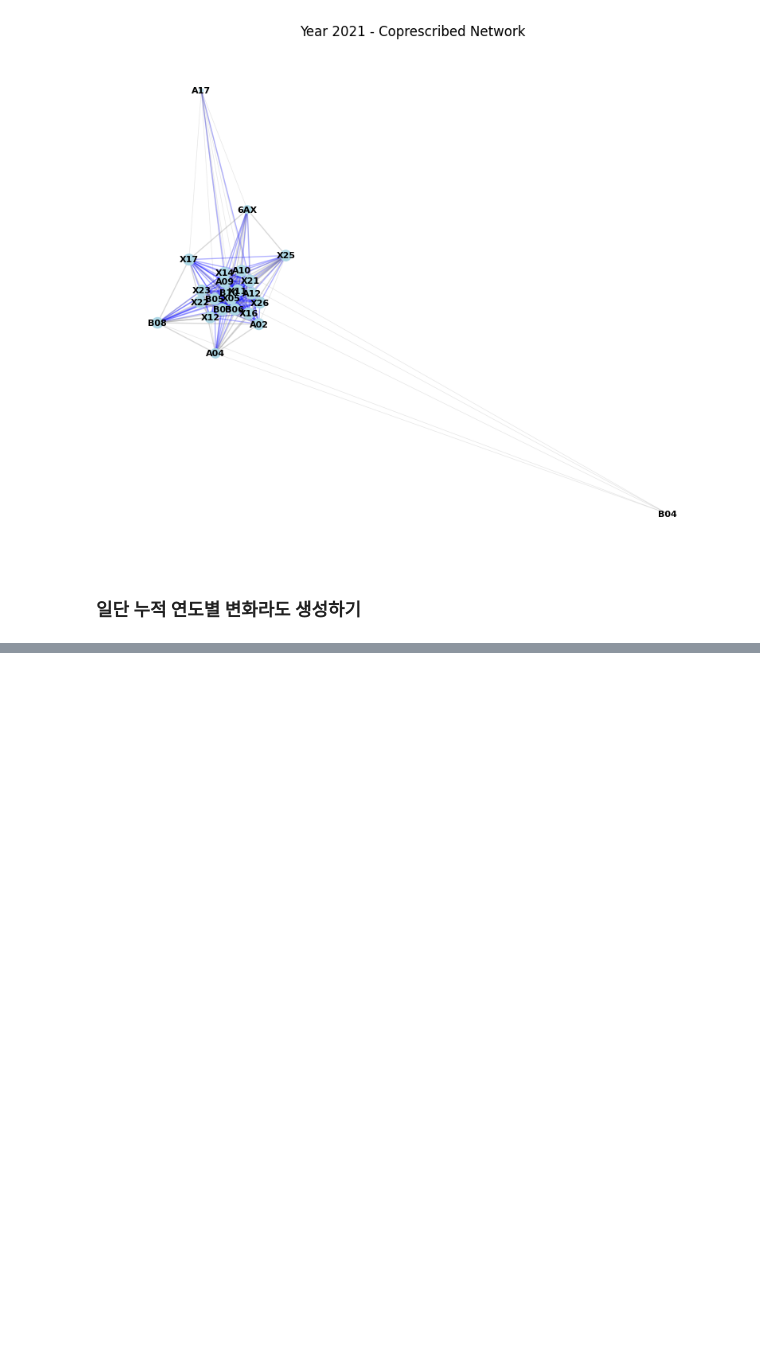
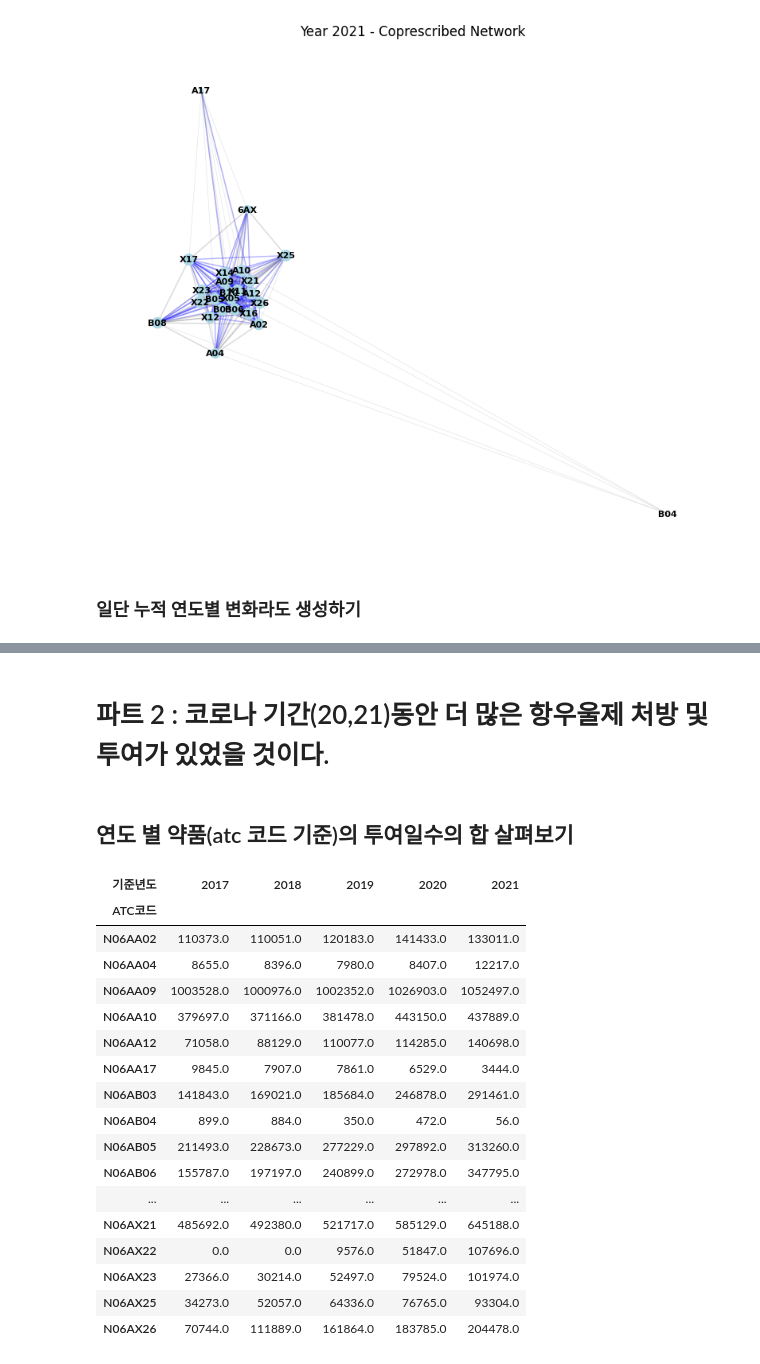
Before and after one commit to YuHan-J-Nam/Drug_Coprescription_Network_Analysis, a Jupyter notebook: 17_21_density_변화_파악.ipynb, the cells around one changed output, grey strips where cells are left out. Cells and saved outputs as stored; diff of their text form; code cells hidden in the pictures; blank space fills up the shorter version.

```diff
--- a/17_21_density_변화_파악.ipynb
+++ b/17_21_density_변화_파악.ipynb
@@ -866,0 +1006,31 @@ G = create_annual_dynamic_gexf(data)
+# %% [markdown]
+# 파트 2 : 코로나 기간(20,21)동안 더 많은 항우울제 처방 및 투여가 있었을 것이다.
+# %% [markdown]
+## 연도 별 약품(atc 코드 기준)의 투여일수의 합 살펴보기
+# %%
+# 연도와 약품별로 총투여일수 합계 계산
+grouped_data = data.groupby(['기준년도', 'ATC코드'])['총투여일수'].sum().reset_index()
+
+# 피벗 테이블 생성
+pivot_table = grouped_data.pivot(index='ATC코드', columns='기준년도', values='총투여일수').fillna(0)
+# %%
+pivot_table
+# %% [output]
+| 기준년도 | 2017 | 2018 | 2019 | 2020 | 2021 |
+| ATC코드 |  |  |  |  |  |
+| N06AA02 | 110373.0 | 110051.0 | 120183.0 | 141433.0 | 133011.0 |
+| N06AA04 | 8655.0 | 8396.0 | 7980.0 | 8407.0 | 12217.0 |
+| N06AA09 | 1003528.0 | 1000976.0 | 1002352.0 | 1026903.0 | 1052497.0 |
+| N06AA10 | 379697.0 | 371166.0 | 381478.0 | 443150.0 | 437889.0 |
+| N06AA12 | 71058.0 | 88129.0 | 110077.0 | 114285.0 | 140698.0 |
+| N06AA17 | 9845.0 | 7907.0 | 7861.0 | 6529.0 | 3444.0 |
+| N06AB03 | 141843.0 | 169021.0 | 185684.0 | 246878.0 | 291461.0 |
+| N06AB04 | 899.0 | 884.0 | 350.0 | 472.0 | 56.0 |
+| N06AB05 | 211493.0 | 228673.0 | 277229.0 | 297892.0 | 313260.0 |
+| N06AB06 | 155787.0 | 197197.0 | 240899.0 | 272978.0 | 347795.0 |
+| ... | ... | ... | ... | ... | ... |
+| N06AX21 | 485692.0 | 492380.0 | 521717.0 | 585129.0 | 645188.0 |
+| N06AX22 | 0.0 | 0.0 | 9576.0 | 51847.0 | 107696.0 |
+| N06AX23 | 27366.0 | 30214.0 | 52497.0 | 79524.0 | 101974.0 |
+| N06AX25 | 34273.0 | 52057.0 | 64336.0 | 76765.0 | 93304.0 |
+| N06AX26 | 70744.0 | 111889.0 | 161864.0 | 183785.0 | 204478.0 |
```
Also changed, not shown: parts of 9 cells of this notebook, 8 other files.
